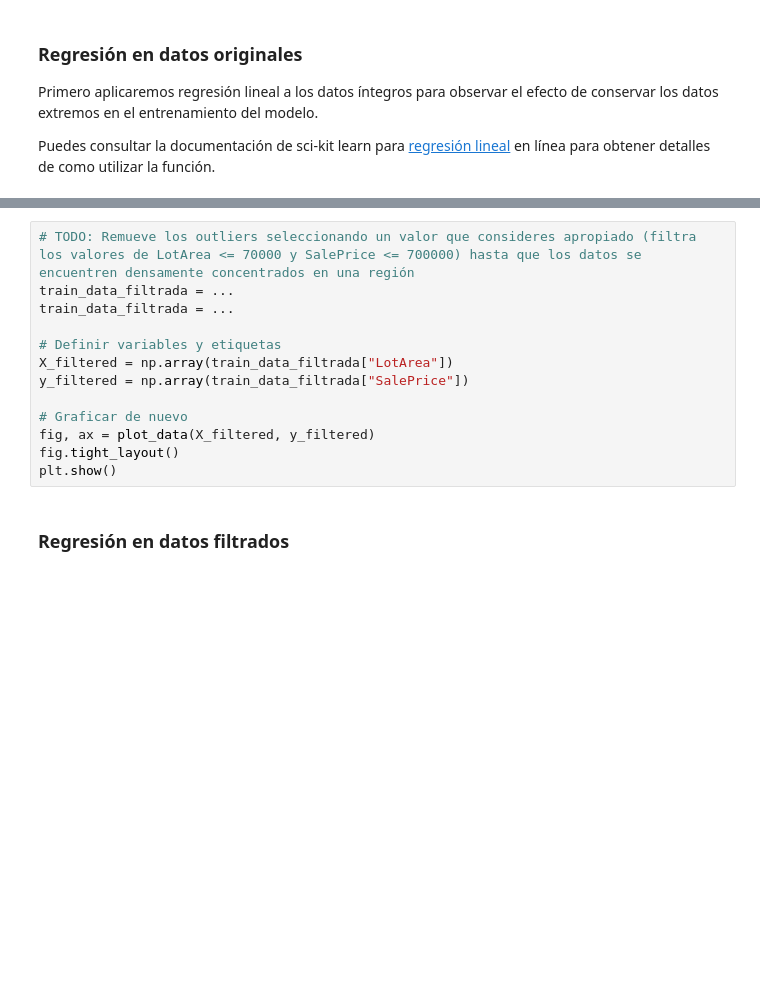
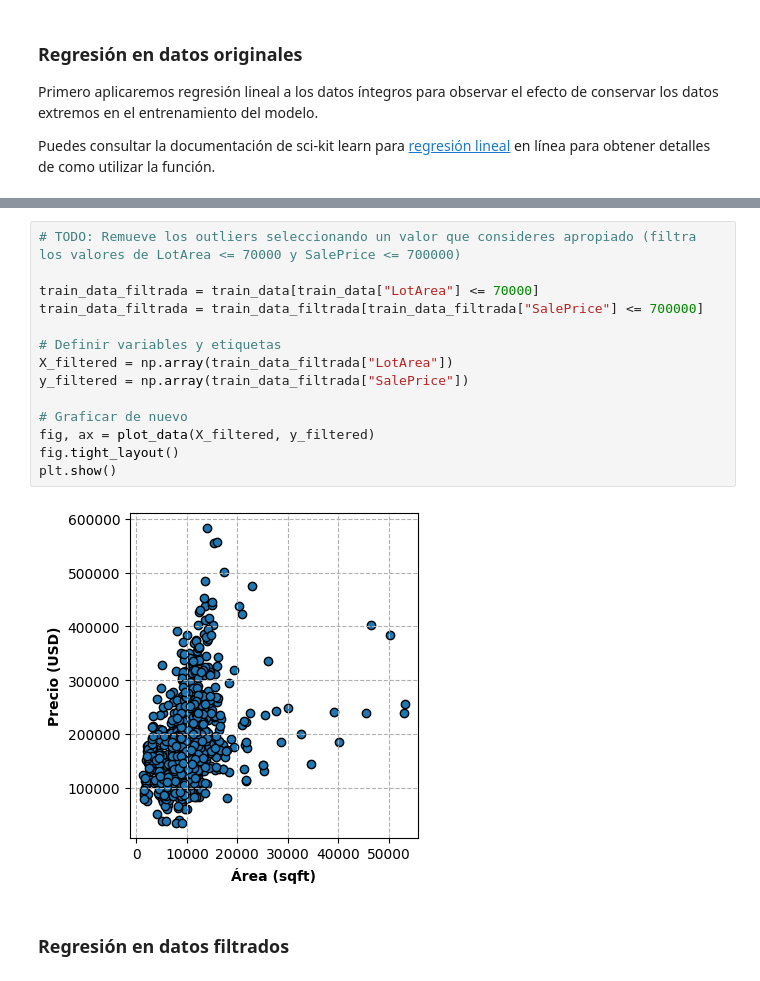
Before and after one commit to JessicaBorja/ml26_01, a Jupyter notebook: src/ml26/E03_LinearReg/linear_regression copyAngel.ipynb, the cells around one changed output, grey strips where cells are left out. Saved outputs shown, nothing was run; the diff lists cells and outputs as text; blank space fills up the shorter version.

```diff
--- a/src/ml26/E03_LinearReg/linear_regression copyAngel.ipynb
+++ b/src/ml26/E03_LinearReg/linear_regression copyAngel.ipynb
@@ -226,16 +259,19 @@ Calcula el error cuadrático los datos filtrados.
 # %%
-# TODO: Remueve los outliers seleccionando un valor que consideres apropiado (filtra los valores de LotArea <= 70000 y SalePrice <= 700000) hasta que los datos se encuentren densamente concentrados en una región
-train_data_filtrada = ...
-train_data_filtrada = ...
+# TODO: Remueve los outliers seleccionando un valor que consideres apropiado (filtra los valores de LotArea <= 70000 y SalePrice <= 700000)
+
+train_data_filtrada = train_data[train_data["LotArea"] <= 70000]
+train_data_filtrada = train_data_filtrada[train_data_filtrada["SalePrice"] <= 700000]
 
 # Definir variables y etiquetas
 X_filtered = np.array(train_data_filtrada["LotArea"])
 y_filtered = np.array(train_data_filtrada["SalePrice"])
 
 # Graficar de nuevo
 fig, ax = plot_data(X_filtered, y_filtered)
 fig.tight_layout()
 plt.show()
+# %% [output]
+[figure, added]
 # %% [markdown]
 ### Regresión en datos filtrados
 # %%
```
Also changed, not shown: parts of 12 cells of this notebook, 1 other file.
